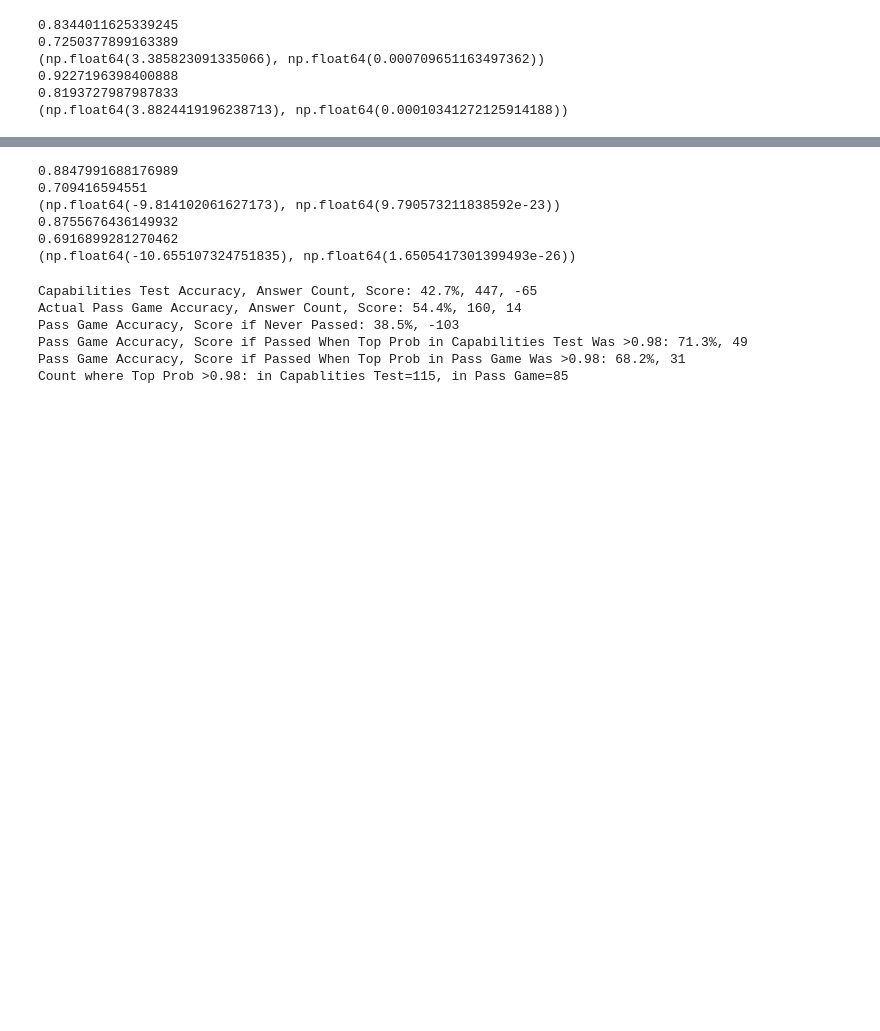
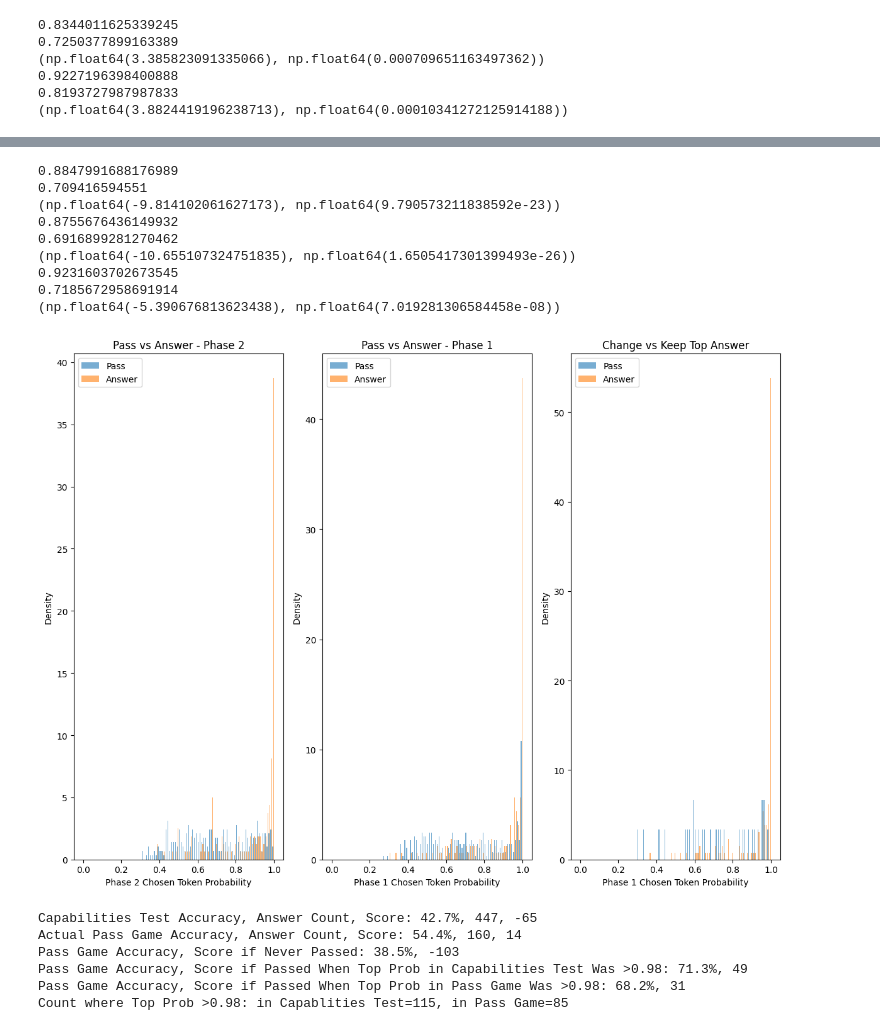
Before and after one commit to cma1114/self_awareness, a Jupyter notebook: metacog/analyze_logprobs.ipynb, the cells around one changed output, grey strips where cells are left out. Saved outputs shown, nothing was run; the diff lists cells and outputs as text; code cells hidden in the pictures; blank space fills up the shorter version.

Commit message:
more analysis, tweaks, l405b data

```diff
--- a/metacog/analyze_logprobs.ipynb
+++ b/metacog/analyze_logprobs.ipynb
@@ -15,3 +15,22 @@ with open(game_file, "r") as f:
 
 phase1_results = results['phase1_results'] # capabilities test
 phase2_results = results['phase2_results'] # pass game
+# %%
+## Availability:
+## Are logprobs/top answers in Pass Game the same as in the Capabilities Test (if not then hard to believe that's the signal the model is using to make good choices)?
+from scipy.stats import pearsonr
+v1ansprobs, v2ansprobs = [], []
+sameanscnt, difanscnt = 0, 0
+for k, v2 in phase2_results.items():
+    v1 = phase1_results[k]
+    subject_answer = v1['subject_answer']
+    v1prob = v1['probs'][subject_answer]/sum(v1['probs'].values())
+    v2prob = v2['probs'][subject_answer]/(sum(v2['probs'].values())-(v2['probs']["P"] if "P" in v2['probs'] else 0))
+    v1ansprobs.append(v1prob)
+    v2ansprobs.append(v2prob)
+    if v2['decision'] == "answer":
+        if v2['subject_answer']==v1['subject_answer']: sameanscnt += 1
+        else: difanscnt += 1
+
+print(pearsonr(v2ansprobs,v1ansprobs)) #correlation
+print(sameanscnt/(sameanscnt+difanscnt)) #same answer
@@ -100,7 +95,9 @@ PearsonRResult(statistic=np.float64(0.5216378975147078), pvalue=np.float64(1.471
 # %%
-# Pass analysis
+## Causality:
+## Do passes happen more when the top answer is lower probablity? Do changes in answer from Capabilites Test to Pass Game happen when the top answer was lower probability in the former?
 ansprobs, passprobs = [], []
 ansv2normprobs, passv2normprobs = [], []
+sameansprobs, difansprobs = [], []
 for k, v2 in phase2_results.items():
     v1 = phase1_results[k]
     subject_answer = v1['subject_answer']
@@ -112,6 +109,8 @@ for k, v2 in phase2_results.items():
     else:
         ansprobs.append(v1['probs'][subject_answer])
         ansv2normprobs.append(v2ansprobnormed)
+        if v2['subject_answer']==v1['subject_answer']: sameansprobs.append(v1['probs'][subject_answer])
+        else: difansprobs.append(v1['probs'][subject_answer])
 
 # when passes happen, is it because the model was less confident in the answer (as revealed by confidence in the capabilites test)?
 print(sum(ansprobs)/len(ansprobs))
@@ -122,6 +121,11 @@ print(ztest(passprobs, ansprobs,usevar='unequal'))
 print(sum(ansv2normprobs)/len(ansv2normprobs))
 print(sum(passv2normprobs)/len(passv2normprobs))
 print(ztest(passv2normprobs, ansv2normprobs,usevar='unequal'))
+
+# when changes happen, is it because the model was less confident in the answer (as revealed by confidence in the capabilites test)?
+print(sum(sameansprobs)/len(sameansprobs))
+print(sum(difansprobs)/len(difansprobs))
+print(ztest(difansprobs, sameansprobs,usevar='unequal'))
 # %% [output]
 0.8847991688176989
 0.709416594551
@@ -129,4 +133,54 @@ print(ztest(passv2normprobs, ansv2normprobs,usevar='unequal'))
 0.8755676436149932
 0.6916899281270462
 (np.float64(-10.655107324751835), np.float64(1.6505417301399493e-26))
+0.9231603702673545
+0.7185672958691914
+(np.float64(-5.390676813623438), np.float64(7.019281306584458e-08))
+# %%
+## Causality:
+## Plot distributions
+import matplotlib.pyplot as plt
+
+def plot_comparison_histograms(data_pairs, titles, xlabels, ylabel=None, figsize=(18, 6),
+                              density=True, bins=100, range_val=(0, 1),
+                              labels=['Pass', 'Answer'], alpha=0.6,
+                              save_path=None, show=True):
+    n_plots = len(data_pairs)
+    fig, axes = plt.subplots(1, n_plots, figsize=figsize, tight_layout=True)
+
+    if n_plots == 1:
+        axes = [axes]
+
+    if ylabel is None:
+        ylabel = 'Density' if density else 'Count'
+
+    # Create each histogram
+    for i, (data_pair, title, xlabel) in enumerate(zip(data_pairs, titles, xlabels)):
+        ax = axes[i]
+
+        # Plot the histogram
+        ax.hist(data_pair, bins=bins, range=range_val, label=labels,
+                alpha=alpha, density=density)
+
+        # Add legend and labels
+        ax.legend()
+        ax.set_xlabel(xlabel)
+        ax.set_ylabel(ylabel)
+        ax.set_title(title)
+
+    plt.tight_layout()
+    if save_path:
+        plt.savefig(save_path, dpi=300, bbox_inches='tight')
+    if show:
+        plt.show()
+
+    #return fig, axes
+
+plot_comparison_histograms(
+    data_pairs=[(passv2normprobs, ansv2normprobs), (passprobs, ansprobs), (difansprobs, sameansprobs)],
+    titles=['Pass vs Answer - Phase 2', 'Pass vs Answer - Phase 1', 'Change vs Keep Top Answer'],
+    xlabels=['Phase 2 Chosen Token Probability', 'Phase 1 Chosen Token Probability', 'Phase 1 Chosen Token Probability']
+)
+# %% [output]
+[figure, added]
 # %%
```
Also changed, not shown: parts of 8 cells of this notebook, 17 other files.
